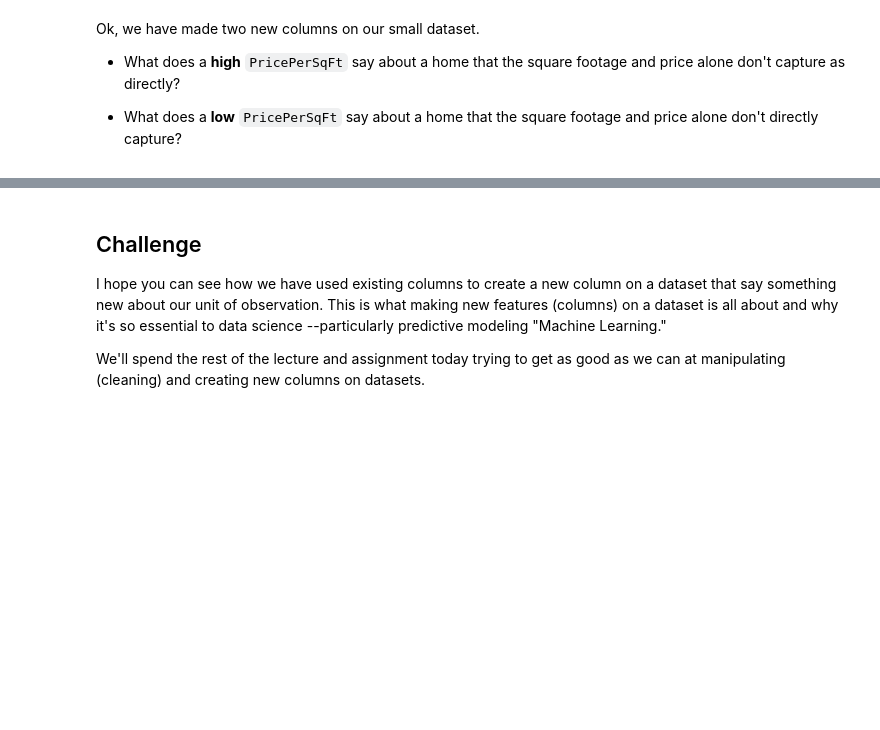
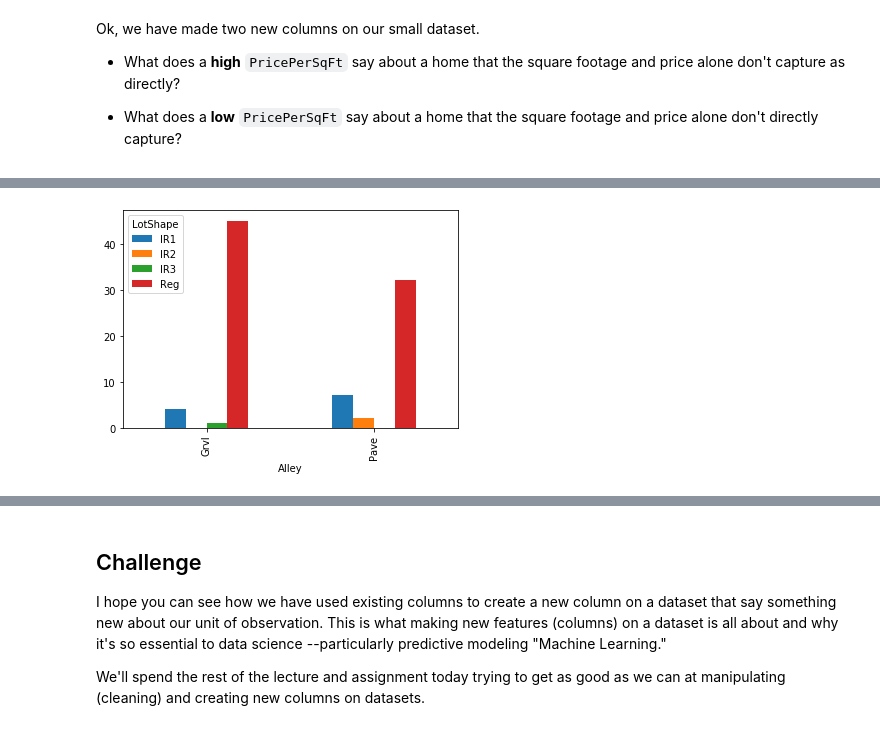
Before and after one commit to sugarfreecode/DS-Unit-1-Sprint-1-Data-Wrangling-and-Storytelling, a Jupyter notebook: module2-make-features/LS_DS_112_Make_Features_Solutions.ipynb, the cells around one changed output, grey strips where cells are left out. Saved outputs shown, nothing was run; the diff lists cells and outputs as text; code cells hidden in the pictures; blank space fills up the shorter version.

```diff
--- a/module2-make-features/LS_DS_112_Make_Features_Solutions.ipynb
+++ b/module2-make-features/LS_DS_112_Make_Features_Solutions.ipynb
@@ -38,7 +38,7 @@ Columns of a dataframe hold each hold a specific type of data. Lets inspect some
 import pandas as pd
 # %%
 # Lets take a look at the Ames Iowa Housing Dataset:
-df = pd.read_csv('https://raw.githubusercontent.com/ryanleeallred/datasets/master/Ames%20Housing%20Data/train.csv')
+iowa_df = pd.read_csv('https://raw.githubusercontent.com/ryanleeallred/datasets/master/Ames%20Housing%20Data/train.csv')
 # %%
 df.head()
 # %% [output]
@@ -159,0 +167,3 @@ You can see already how understanding column datatypes is crucial to understandi
+# %%
+# drop missing data
+iowa_df['LotFrontage'].dropna(inplace=True)
@@ -216,0 +285,6 @@ Ok, we have made two new columns on our small dataset.
+# %%
+# display that
+results = pd.crosstab(iowa_df['Alley'], iowa_df['LotShape'])
+results.plot(kind='bar');
+# %% [output]
+[figure, added]
```
Also changed, not shown: parts of 56 cells of this notebook, 1 other file.
